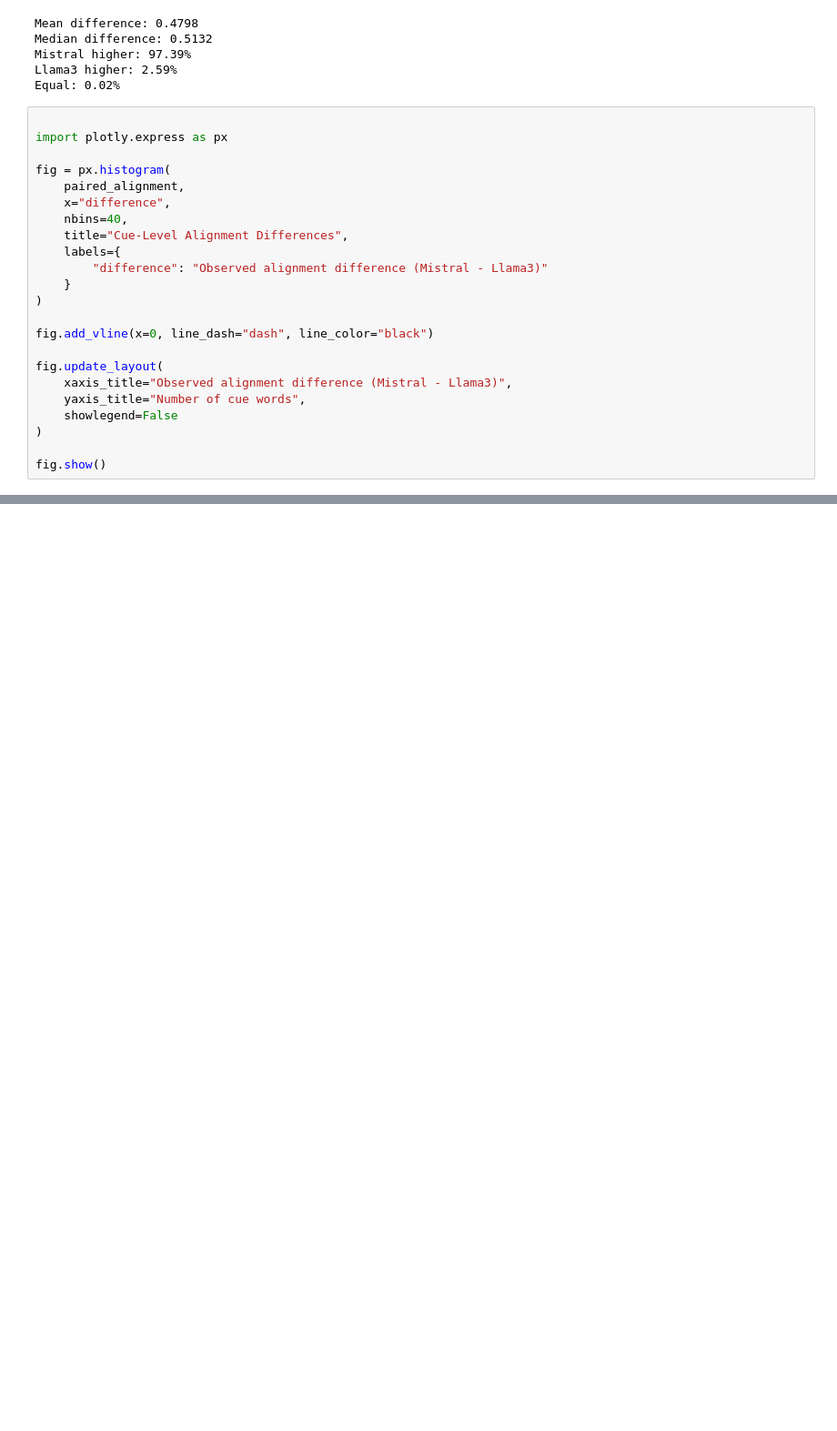
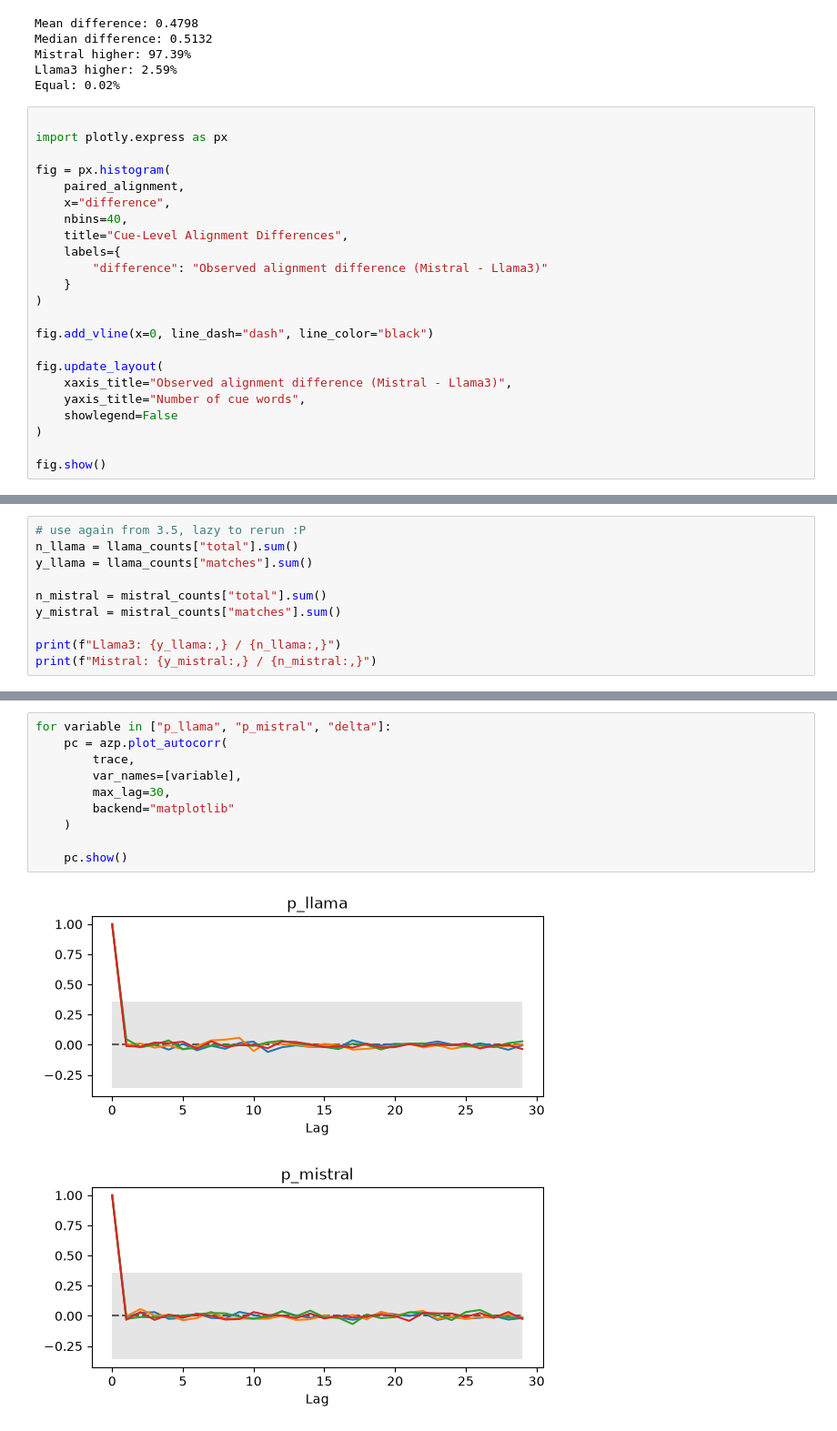
Before and after one commit to domnudragota/llm-eda, a Jupyter notebook: Bayesian_Alignment_Prototype.ipynb, the cells around one changed output, grey strips where cells are left out. Shown at 91% size. Saved outputs shown, nothing was run; the diff lists cells and outputs as text; blank space fills up the shorter version.

```diff
--- a/Bayesian_Alignment_Prototype.ipynb
+++ b/Bayesian_Alignment_Prototype.ipynb
@@ -423,0 +711,10 @@ The variability across cue words will be investigated further in the full study
+# %%
+# use again from 3.5, lazy to rerun :P
+n_llama = llama_counts["total"].sum()
+y_llama = llama_counts["matches"].sum()
+
+n_mistral = mistral_counts["total"].sum()
+y_mistral = mistral_counts["matches"].sum()
+
+print(f"Llama3: {y_llama:,} / {n_llama:,}")
+print(f"Mistral: {y_mistral:,} / {n_mistral:,}")
@@ -423,0 +838,13 @@ The variability across cue words will be investigated further in the full study
+# %%
+for variable in ["p_llama", "p_mistral", "delta"]:
+    pc = azp.plot_autocorr(
+        trace,
+        var_names=[variable],
+        max_lag=30,
+        backend="matplotlib"
+    )
+
+    pc.show()
+# %% [output]
+[figure, added]
+[figure, added]
```
Also changed, not shown: parts of 47 cells of this notebook.
